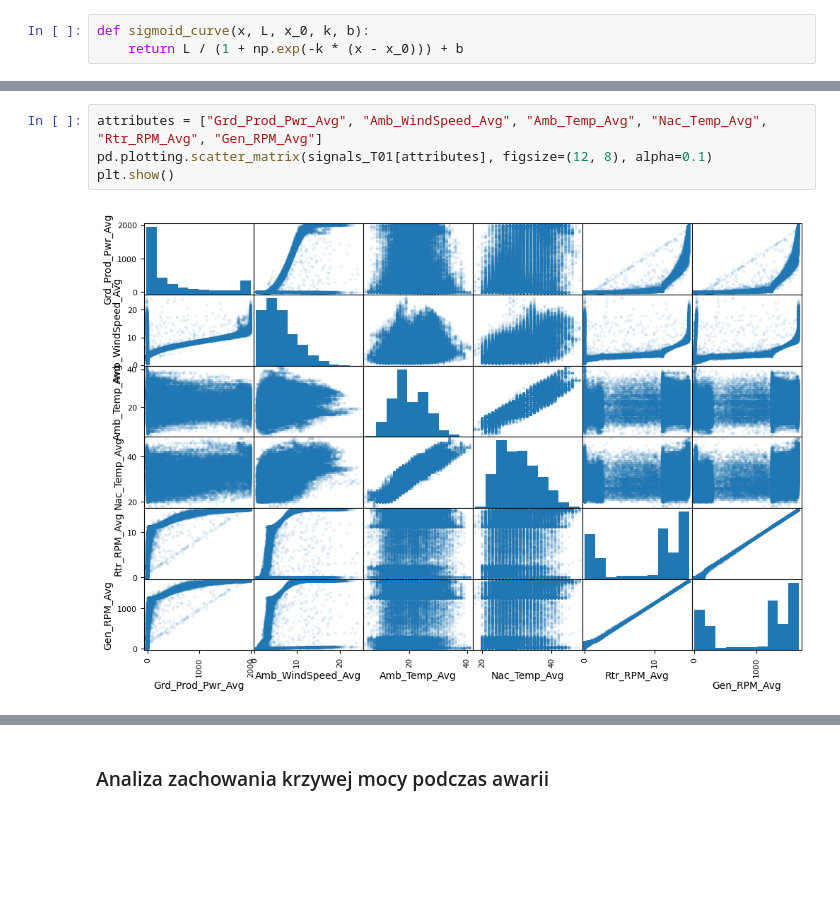
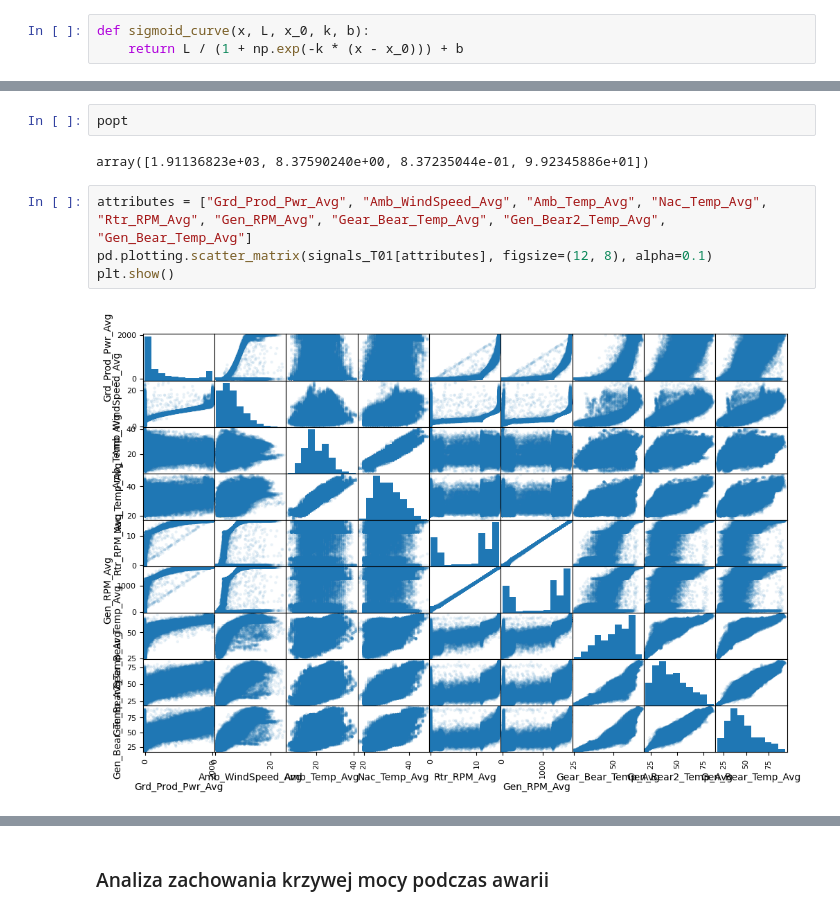
Before and after one commit to AntoniKedzierski/Windfarm, a Jupyter notebook: data_exploration.ipynb, the cells around one changed output, grey strips where cells are left out. Saved outputs shown, nothing was run; the diff lists cells and outputs as text; blank space fills up the shorter version.

```diff
--- a/data_exploration.ipynb
+++ b/data_exploration.ipynb
@@ -89,6 +91,10 @@ plt.plot(x, y)
+# %%
+popt
+# %% [output]
+array([1.91136823e+03, 8.37590240e+00, 8.37235044e-01, 9.92345886e+01])
 # %%
-attributes = ["Grd_Prod_Pwr_Avg", "Amb_WindSpeed_Avg", "Amb_Temp_Avg", "Nac_Temp_Avg", "Rtr_RPM_Avg", "Gen_RPM_Avg"]
+attributes = ["Grd_Prod_Pwr_Avg", "Amb_WindSpeed_Avg", "Amb_Temp_Avg", "Nac_Temp_Avg", "Rtr_RPM_Avg", "Gen_RPM_Avg", "Gear_Bear_Temp_Avg", "Gen_Bear2_Temp_Avg", "Gen_Bear_Temp_Avg"]
 pd.plotting.scatter_matrix(signals_T01[attributes], figsize=(12, 8), alpha=0.1)
 plt.show()
 # %% [output]
-[figure, old version]
+[figure, new version]
```
Also changed, not shown: parts of 32 cells of this notebook, 1 other file.
